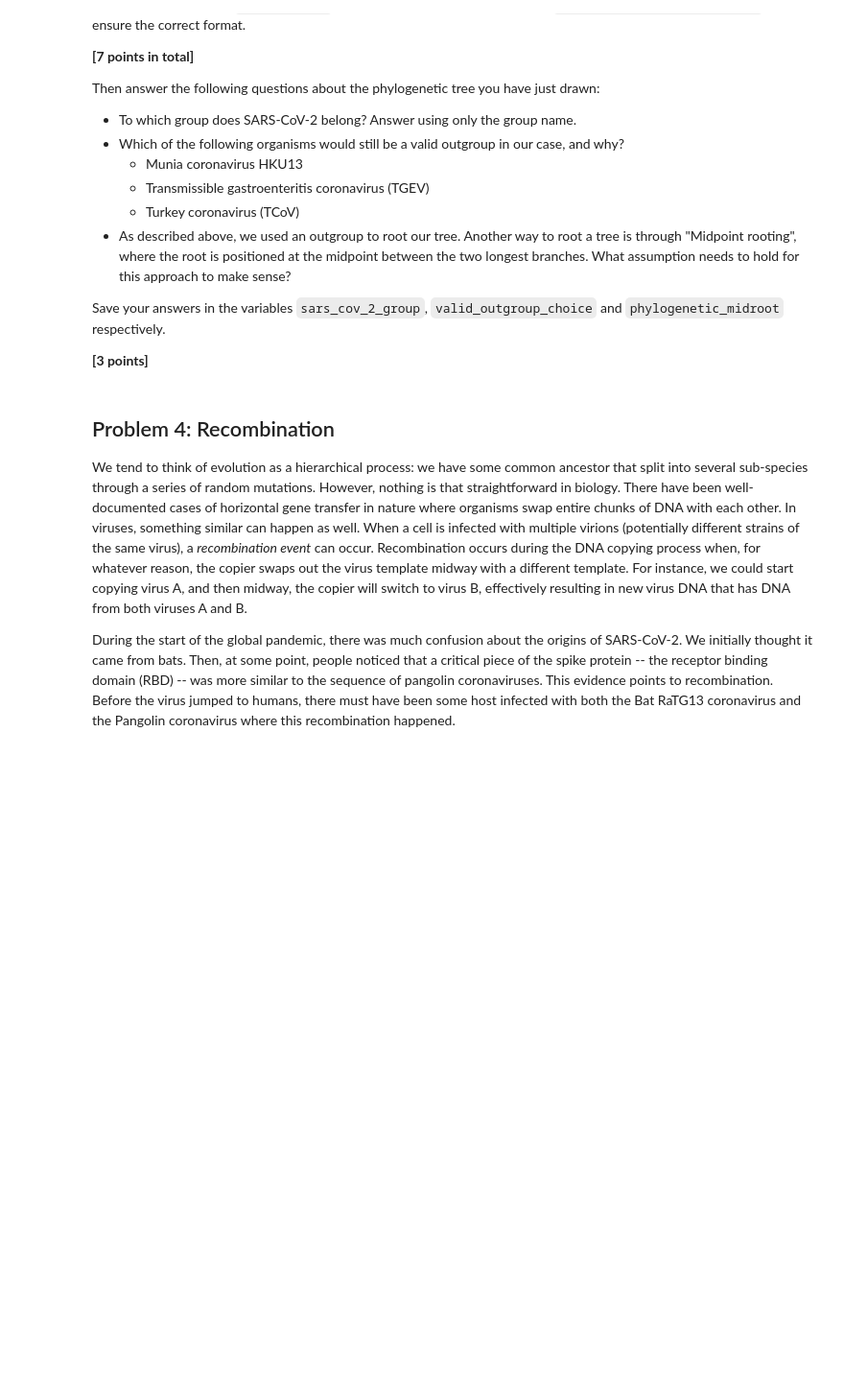
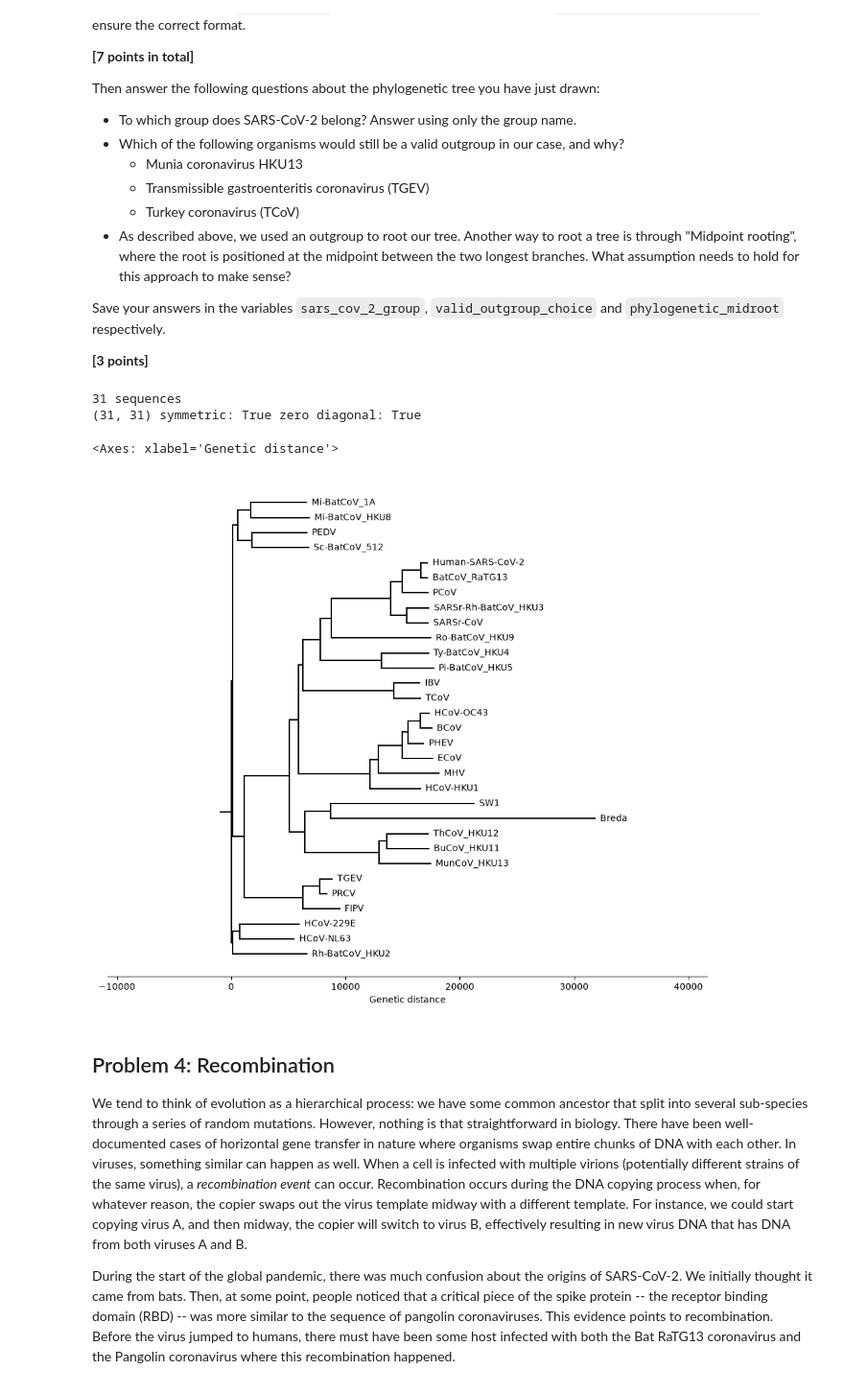
Before and after one commit to GenCipher/assign_phylo, a Jupyter notebook: phylo_workbook.ipynb, the cells around one changed output. Shown at 96% size. Cells and saved outputs as stored; diff of their text form; code cells hidden in the pictures; blank space fills up the shorter version.

```diff
--- a/phylo_workbook.ipynb
+++ b/phylo_workbook.ipynb
@@ -132,3 +130,47 @@ Save your answers in the variables `sars_cov_2_group`, `valid_outgroup_choice` a
+# %%
+# 3a: read the alignment, work out distances, draw the first tree
+import numpy as np
+import matplotlib.pyplot as plt
+from Bio import SeqIO
+from helper_functions import (neighbor_joining, plot_nj_tree, reroot_tree,
+                              sort_children_by_leaves, Node)
+
+# Read the multiple sequence alignment (31 coronaviruses, already aligned,
+# so every sequence is the same length)
+records = list(SeqIO.parse("data/clustal_MSA_coronavirus.fasta", "fasta"))
+
+# Each header looks like "name|accession". Split them so I have the name
+# (used as the leaf label) and the accession (used later for the NCBI lookup)
+names, accessions = [], []
+for r in records:
+    name, acc = r.description.split("|")[:2]
+    names.append(name.strip())
+    accessions.append(acc.strip())
+print(len(names), "sequences")
+
+# reroot_tree finds nodes by name, so names must be unique
+assert len(set(names)) == len(names), "duplicate names"
+
+# One row per sequence, one column per alignment position
+arr = np.array([list(str(r.seq).upper()) for r in records])
+
+# Hamming distance = number of positions where two sequences differ.
+# Comparing arr[:, None, :] with arr[None, :, :] checks every pair at once,
+# then sum(axis=2) counts the mismatches for each pair (a gap vs a base counts)
+D = (arr[:, None, :] != arr[None, :, :]).sum(axis=2).astype(float)
+
+# Sanity checks: a distance matrix should be symmetric with zeros on the diagonal
+print(D.shape, "symmetric:", np.allclose(D, D.T), "zero diagonal:", np.all(np.diag(D) == 0))
+
+# Build the tree with my neighbor joining and draw it (no rooting yet)
+tree = neighbor_joining(D, names)
+fig, ax = plt.subplots(figsize=(12, 10))
+plot_nj_tree(tree, ax=ax)
+# %% [output]
+31 sequences
+(31, 31) symmetric: True zero diagonal: True
+<Axes: xlabel='Genetic distance'>
+[figure, added]
 # %%
 sars_cov_2_group = """To which group does SARS-CoV-2 belong? Answer using only the group name."""
 # %%
```
Also changed, not shown: parts of 1 cell of this notebook.
